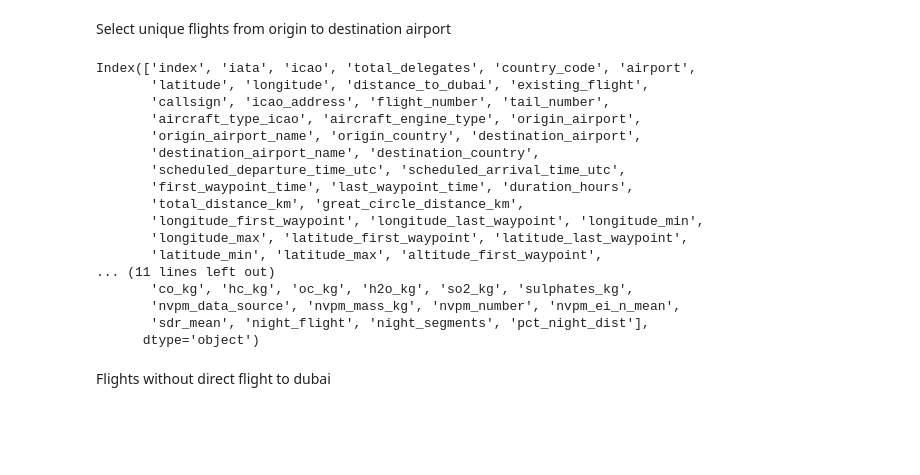
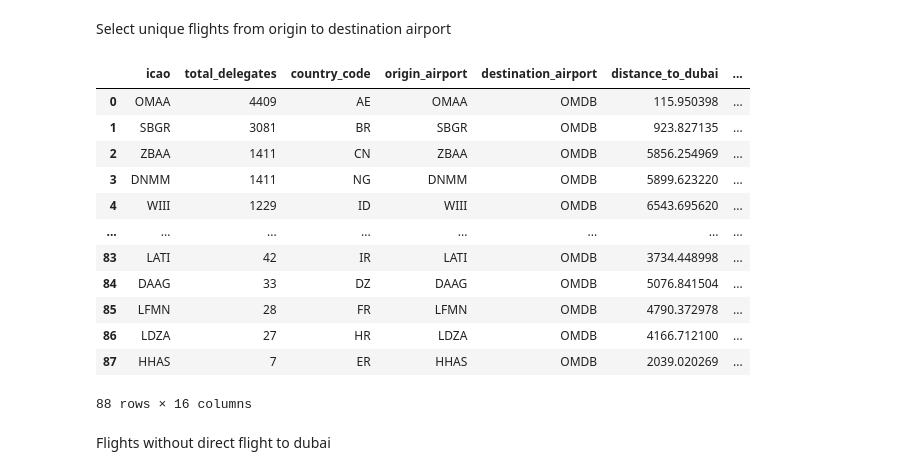
Before and after one commit to lukasschirren/COP_flight_analysis, a Jupyter notebook: cop28_delegate_list.ipynb, the cells around one changed output. Drawn from its saved outputs; the diff is of its cells as text; code cells hidden in the pictures; blank space fills up the shorter version.

```diff
--- a/cop28_delegate_list.ipynb
+++ b/cop28_delegate_list.ipynb
@@ -171,33 +196,29 @@ Select unique flights from origin to destination airport
 # %%
 
 unique_flights_df = merged_df.drop_duplicates(subset=['icao'])
 unique_flights_df.reset_index(inplace=True)
 
 # Relevant columns
 unique_flights_df = unique_flights_df[['icao', 'total_delegates', 'country_code', 'origin_airport','destination_airport',
        'distance_to_dubai', 'assumed_load_factor', 'aircraft_type_icao', 'total_fuel_burn','co2_kg',
        'nox_kg','hc_kg', 'oc_kg', 'h2o_kg', 'so2_kg', 'sulphates_kg'
        ]]
 unique_flights_df.to_excel('flights_without_transit.xlsx', index=False)
-# unique_flights_df
+unique_flights_df
 # %% [output]
+|  | icao | total_delegates | country_code | origin_airport | destination_airport | distance_to_dubai | ... |
+| 0 | OMAA | 4409 | AE | OMAA | OMDB | 115.950398 | ... |
+| 1 | SBGR | 3081 | BR | SBGR | OMDB | 923.827135 | ... |
+| 2 | ZBAA | 1411 | CN | ZBAA | OMDB | 5856.254969 | ... |
+| 3 | DNMM | 1411 | NG | DNMM | OMDB | 5899.623220 | ... |
+| 4 | WIII | 1229 | ID | WIII | OMDB | 6543.695620 | ... |
+| ... | ... | ... | ... | ... | ... | ... | ... |
+| 83 | LATI | 42 | IR | LATI | OMDB | 3734.448998 | ... |
+| 84 | DAAG | 33 | DZ | DAAG | OMDB | 5076.841504 | ... |
+| 85 | LFMN | 28 | FR | LFMN | OMDB | 4790.372978 | ... |
+| 86 | LDZA | 27 | HR | LDZA | OMDB | 4166.712100 | ... |
+| 87 | HHAS | 7 | ER | HHAS | OMDB | 2039.020269 | ... |
-Index(['index', 'iata', 'icao', 'total_delegates', 'country_code', 'airport',
-       'latitude', 'longitude', 'distance_to_dubai', 'existing_flight',
-       'callsign', 'icao_address', 'flight_number', 'tail_number',
-       'aircraft_type_icao', 'aircraft_engine_type', 'origin_airport',
-       'origin_airport_name', 'origin_country', 'destination_airport',
-       'destination_airport_name', 'destination_country',
-       'scheduled_departure_time_utc', 'scheduled_arrival_time_utc',
-       'first_waypoint_time', 'last_waypoint_time', 'duration_hours',
-       'total_distance_km', 'great_circle_distance_km',
-       'longitude_first_waypoint', 'longitude_last_waypoint', 'longitude_min',
-       'longitude_max', 'latitude_first_waypoint', 'latitude_last_waypoint',
-       'latitude_min', 'latitude_max', 'altitude_first_waypoint',
-... (11 lines left out)
-       'co_kg', 'hc_kg', 'oc_kg', 'h2o_kg', 'so2_kg', 'sulphates_kg',
-       'nvpm_data_source', 'nvpm_mass_kg', 'nvpm_number', 'nvpm_ei_n_mean',
-       'sdr_mean', 'night_flight', 'night_segments', 'pct_night_dist'],
-      dtype='object')
+88 rows × 16 columns
 # %% [markdown]
 Flights without direct flight to dubai
 # %%
```
Also changed, not shown: parts of 7 cells of this notebook, 5 other files.
